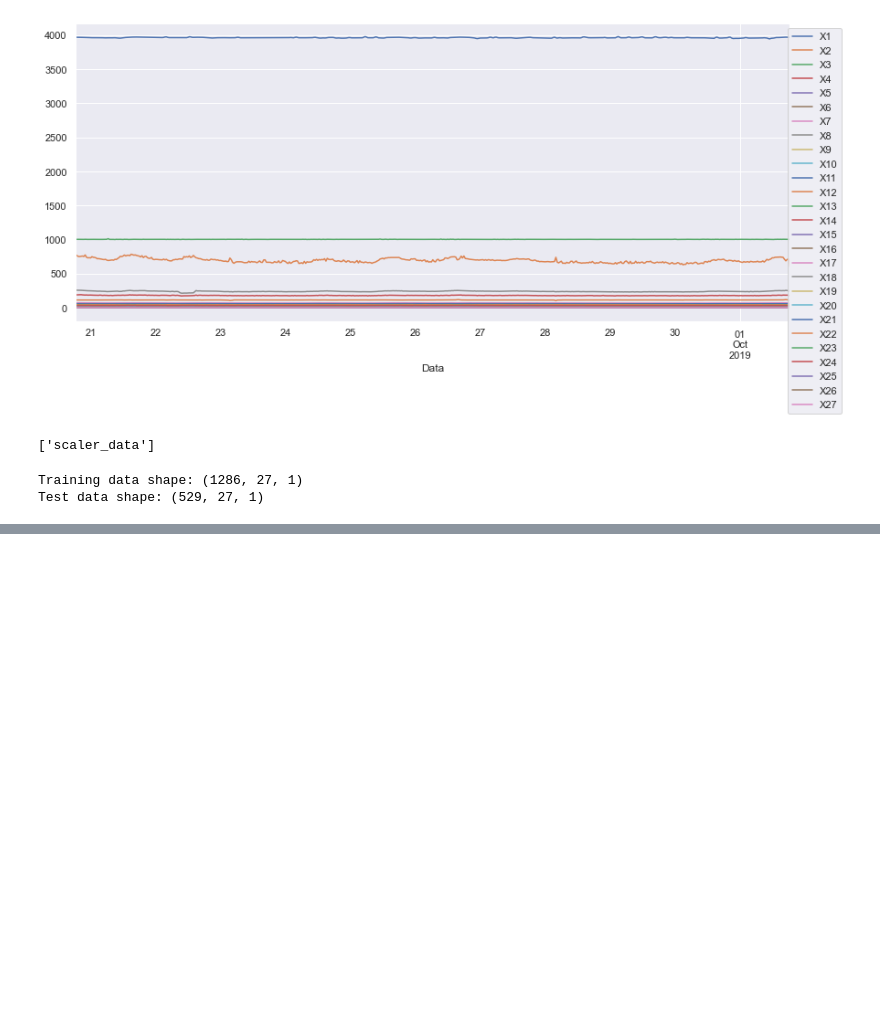
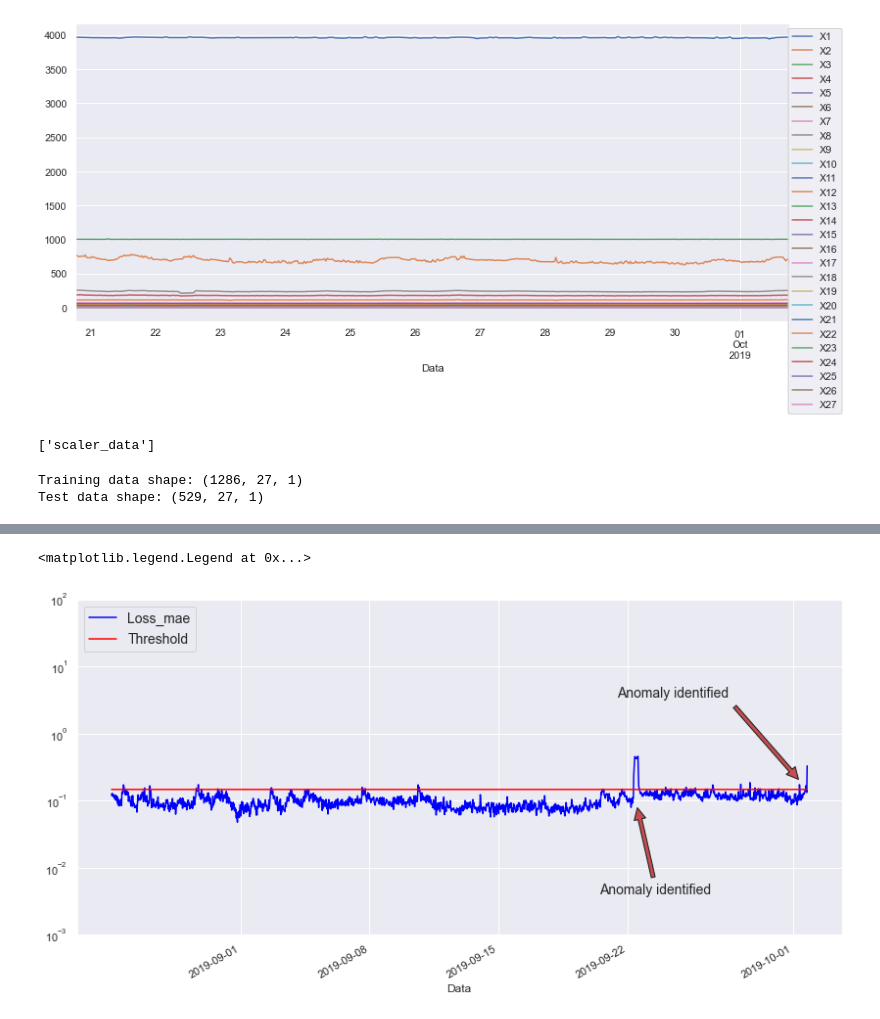
Before and after one commit to mlhoffmann/Academic, a Jupyter notebook: CNN Feature Selection/Analyze Model New data.ipynb, the cells around one changed output, grey strips where cells are left out. Saved outputs shown, nothing was run; the diff lists cells and outputs as text; code cells hidden in the pictures; blank space fills up the shorter version.

```diff
--- a/CNN Feature Selection/Analyze Model New data.ipynb
+++ b/CNN Feature Selection/Analyze Model New data.ipynb
@@ -122,7 +120,7 @@ X_pred.index = X_test.index
 
 scored = pd.DataFrame(index=X_test.index)
 scored['Loss_mae'] = np.mean(np.abs(X_pred-X_test), axis = 1)
-scored['Threshold'] = threshold
+scored['Threshold'] =  0.147
 scored['Anomaly'] = scored['Loss_mae'] > scored['Threshold']
 scored.head()
 # %% [output]
@@ -137,6 +138,6 @@ X_pred_train.index = X_train.index
 
 scored_train = pd.DataFrame(index=X_train.index)
 scored_train['Loss_mae'] = np.mean(np.abs(X_pred_train-X_train), axis = 1)
-scored_train['Threshold'] = threshold
+scored_train['Threshold'] =  0.147
 scored_train['Anomaly'] = scored_train['Loss_mae'] > scored_train['Threshold']
 scored = pd.concat([scored_train, scored])
@@ -152,3 +144,16 @@ scored.plot(logy=True,  figsize = (10,6), ylim = [1e-3,1e2], color = ['blue','re
+# %%
+ax = scored.plot(logy=True,  figsize = (14,7), ylim = [1e-3,1e2],  color = ['blue','red'])
+ax.annotate('Anomaly identified',fontsize = 14, xy=('2019-09-22 12:00:00', 0.09), xytext=('2019-09-20 11:00:00', 0.004),
+            arrowprops=dict(facecolor='black', shrink=0.05, color = 'r', ec ='k'))
+
+ax.annotate('Anomaly identified',fontsize = 14, xy=('2019-10-01 12:00:00', 0.18), xytext=('2019-09-21 11:00:00', 3.5),
+            arrowprops=dict(facecolor='black', shrink=0.05, color = 'r',ec ='k'))
+
+
+plt.legend(loc='upper left', fontsize = 14)
+# %% [output]
+<matplotlib.legend.Legend at 0x...>
+[figure, added]
 # %%
 # Concatenado os dados de treino e teste para comparar com a função gerada pelo modelo
 df_TraTes = pd.concat([train,test])
```
Also changed, not shown: parts of 7 cells of this notebook, 2 other files.
